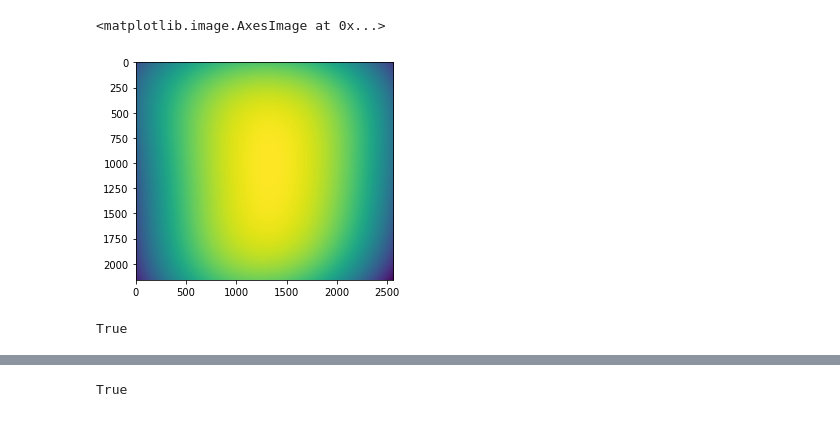
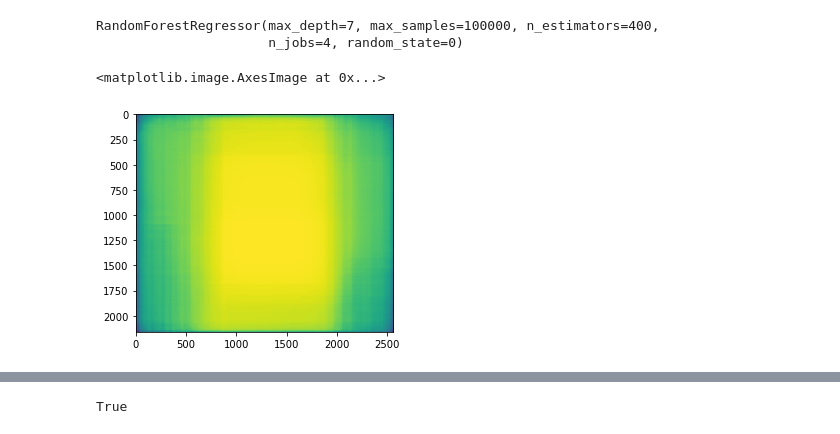
Before and after one commit to YulinS-UoB/SPSCPiplineSharing, a Jupyter notebook: segPLYNMLRegressionFFC/PLYNMLFCC.ipynb, the cells around one changed output, grey strips where cells are left out. Drawn from its saved outputs; the diff is of its cells as text; code cells hidden in the pictures.

```diff
--- a/segPLYNMLRegressionFFC/PLYNMLFCC.ipynb
+++ b/segPLYNMLRegressionFFC/PLYNMLFCC.ipynb
@@ -48,2 +51,6 @@ model = Pipeline([('poly', PolynomialFeatures(degree=4)),
 # %%
-model = model.fit(trainX_Total, trainY_Total)
+model = RandomForestRegressor(n_estimators=400, max_depth=7, random_state=0, max_samples=100000, n_jobs = 4)
+model.fit(trainX_Total, trainY_Total)
+# %% [output]
+RandomForestRegressor(max_depth=7, max_samples=100000, n_estimators=400,
+                      n_jobs=4, random_state=0)
@@ -59,9 +56,0 @@ emptyTemp1[wholeCoord] = wholeY1
-# %%
-plt.imshow(emptyTemp1)
-# %% [output]
-<matplotlib.image.AxesImage at 0x...>
-[figure, removed]
-# %%
-cv.imwrite('testEmptyTemp.tif', emptyTemp1)
-# %% [output]
-True
@@ -71,4 +56,0 @@ emptyTemp = emptyTemp1
-# %%
-for i in range(len(imgList)):
-    testImg = cv.imread('T0008F001F012/{}'.format(imgList[i]), -1)
-    correctedImgList.append(testImg.astype('float32') / (emptyTemp / emptyTemp.mean()))
@@ -78,2 +57,11 @@ for i in range(len(correctedImgList)):
+# %%
+wholeY = model.predict(wholeX)
+emptyTemp = np.zeros(testImg.shape, 'float32')
+emptyTemp[wholeCoord] = wholeY
+emptyTemp = gaussian(emptyTemp, sigma = 2)
+plt.imshow(emptyTemp)
+# %% [output]
+<matplotlib.image.AxesImage at 0x...>
+[figure, added]
 # %%
 BigFlatImg = np.zeros((3 * 2160, 4 * 2560), dtype = 'float32')
```
Also changed, not shown: parts of 23 cells of this notebook, 2 other files.
